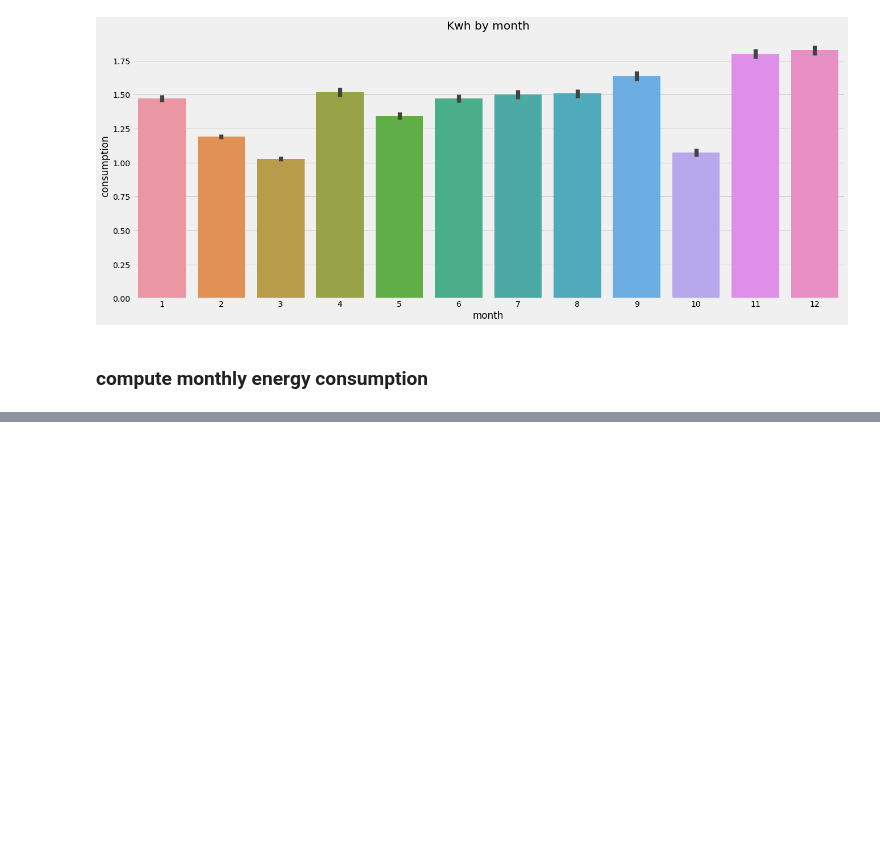
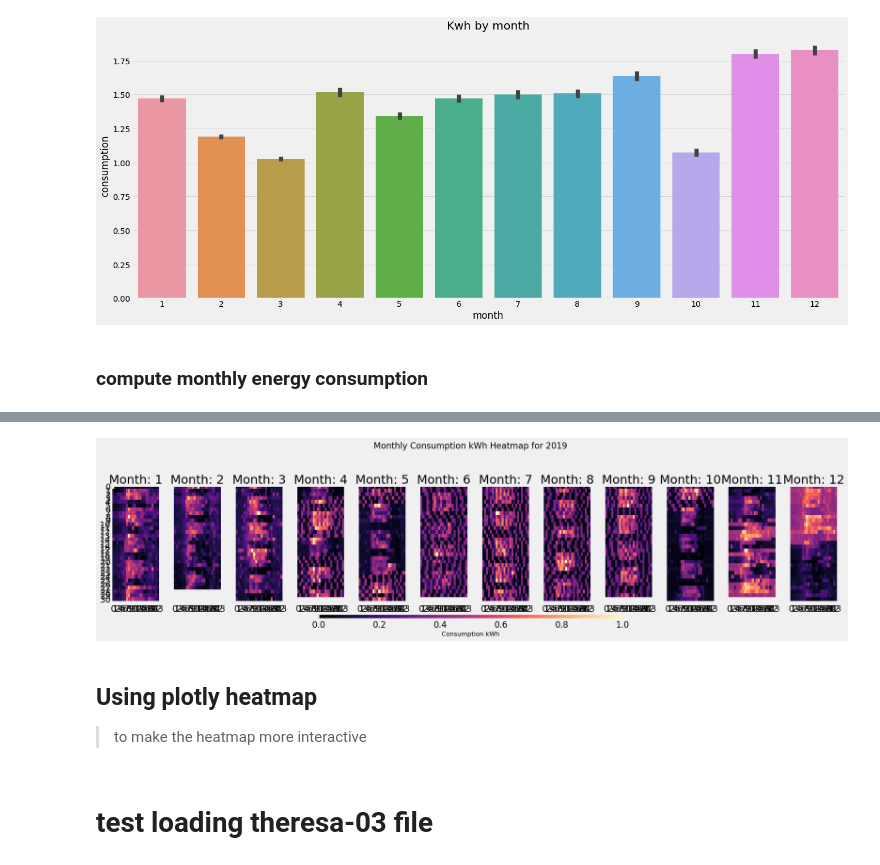
Before and after one commit to Anas20001/Energy_consumption, a Jupyter notebook: electricity_consumption.ipynb, the cells around one changed output, grey strips where cells are left out. Saved outputs shown, nothing was run; the diff lists cells and outputs as text; code cells hidden in the pictures; blank space fills up the shorter version.

```diff
--- a/electricity_consumption.ipynb
+++ b/electricity_consumption.ipynb
@@ -821,0 +854,49 @@ plt.show()
+# %%
+full_date_range = pd.date_range(start="2019-01-01", end='2020-01-01 00:00:00', freq="H")
+# %%
+df_full = pd.DataFrame(index = full_date_range)
+
+df_interpolated = df_full.join(df, how='left')
+# %%
+df_interpolated['consumption_kwh'].interpolate(method='linear', inplace=True)
+# %%
+def single_plot(data, month, year, ax):
+
+    data = data[(data.index.year == year) & (data.index.month == month)]
+
+
+    heatmap_data = data.pivot_table(index=data.index.day, columns=data.index.hour, values='consumption_kwh', aggfunc='mean')
+
+    xgrid = np.arange(heatmap_data.columns.max() + 2) - 0.5
+    ygrid = np.arange(heatmap_data.index.max() + 1) - 0.5
+
+    ax.pcolormesh(xgrid, ygrid, heatmap_data.values, cmap="magma")
+
+    ax.set_ylim(heatmap_data.index.max(), 0)
+    ax.yaxis.set_ticks([i for i in range(heatmap_data.index.max())])
+    ax.xaxis.set_ticks([i for i in range(heatmap_data.columns.max() + 1)])
+    ax.yaxis.set_tick_params(length=0)
+    ax.xaxis.set_tick_params(length=0)
+    ax.set_frame_on(False)
+# %%
+fig, axes = plt.subplots(1, 12, figsize=(20, 5), sharey=True)
+
+for j, month in enumerate(range(1, 13)):
+    single_plot(df_interpolated, month, 2019, axes[j])
+    axes[j].set_title(f'Month: {month}')
+
+fig.subplots_adjust(left=0.05, right=0.98, top=0.9, hspace=0.08, wspace=0.04)
+
+cbar_ax = fig.add_axes([0.3, 0.05, 0.4, 0.025])
+cb = fig.colorbar(ScalarMappable(cmap="magma"), cax=cbar_ax, orientation="horizontal")
+cb.set_label("Consumption kWh", size=12)
+
+fig.suptitle('Monthly Consumption kWh Heatmap for 2019', fontsize=16)
+fig.tight_layout(rect=[0, 0.03, 1, 0.95])
+plt.show()
+# %% [output]
+[figure, added]
+# %% [markdown]
+## Using plotly heatmap
+
+> to make the heatmap more interactive
@@ -821,0 +924,2 @@ plt.show()
+# %% [markdown]
+# test loading theresa-03 file
```
Also changed, not shown: parts of 18 cells of this notebook, 2 other files.
